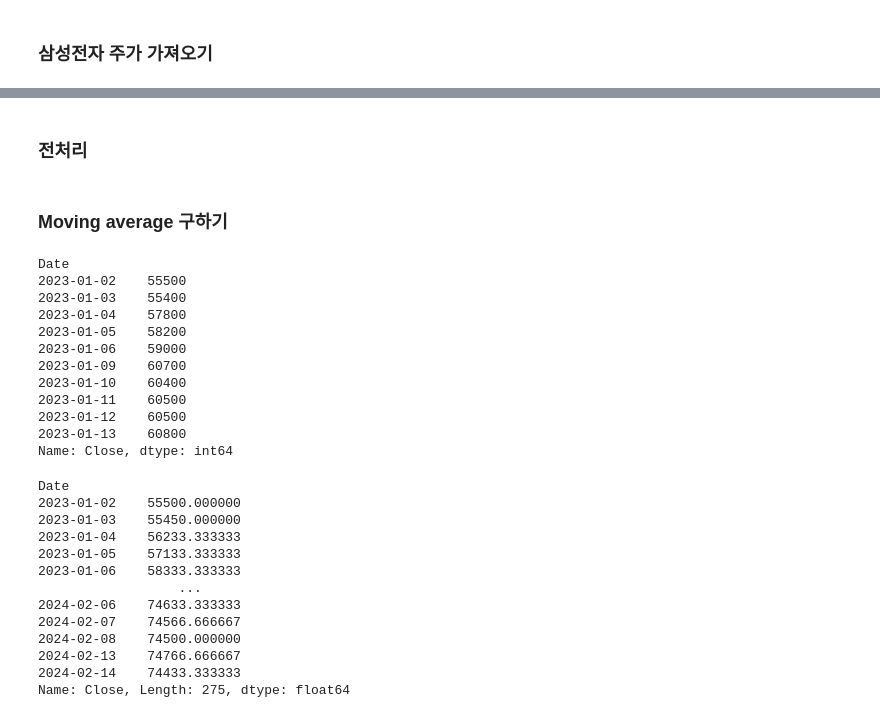
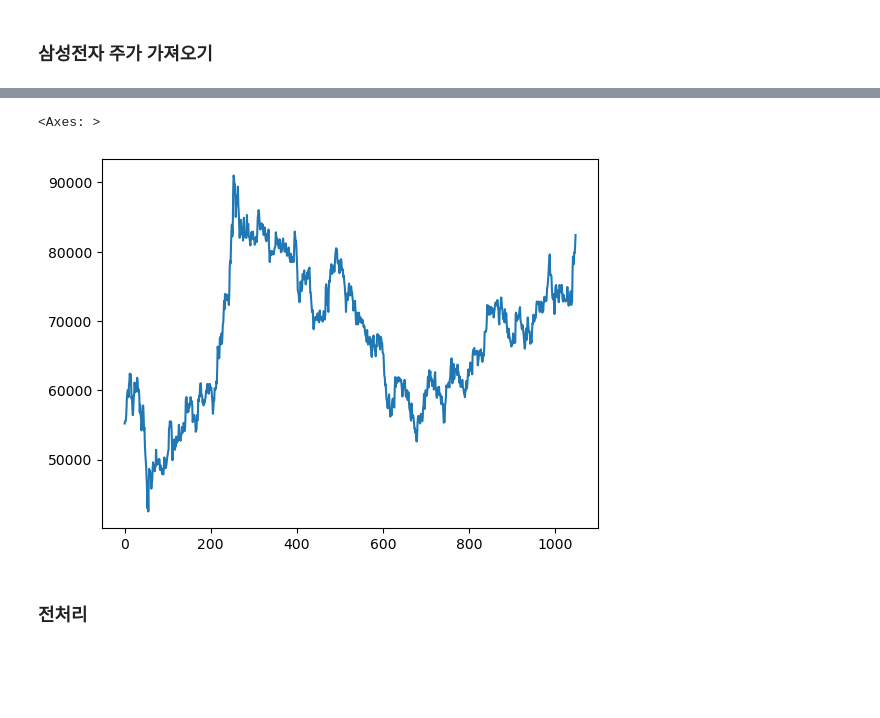
Before and after one commit to Kahkim/Lec_Exp_24_2, a Jupyter notebook: prophet_exp.ipynb, the cells around one changed output, grey strips where cells are left out. Saved outputs shown, nothing was run; the diff lists cells and outputs as text; code cells hidden in the pictures; blank space fills up the shorter version.

```diff
--- a/prophet_exp.ipynb
+++ b/prophet_exp.ipynb
@@ -144,0 +14,25 @@ Name: Close, dtype: int64
+# %%
+# 2.7%
+# df = fdr.DataReader('005930', '2023-01-01', '2024-03-29')
+
+#0.5%
+df = fdr.DataReader('005930', '2023-03-01', '2024-03-29')
+
+
+# index 제거
+df.reset_index(inplace=True)
+
+# colum 명 변경 -> ds, y
+df = df.rename(columns={'Date': 'ds', 'Close': 'y'})
+df = df[['ds','y']]
+
+print(df)
+
+# 기간 필터링
+demands = df.loc[df.ds <= '2024-03-24']
+demands.info()
+demands
+
+test_demands = df.loc[df.ds >= '2024-03-25']
+test_demands.info()
+test_demands
@@ -145,2 +63,7 @@ Name: Close, dtype: int64
+# %%
+df['y'].plot()
+# %% [output]
+<Axes: >
+[figure, added]
 # %% [markdown]
 ### 전처리
@@ -150,38 +69,0 @@ Name: Close, dtype: int64
-# %% [markdown]
-### Moving average 구하기
-# %%
-demands.head(10)
-# %% [output]
-Date
-2023-01-02    55500
-2023-01-03    55400
-2023-01-04    57800
-2023-01-05    58200
-2023-01-06    59000
-2023-01-09    60700
-2023-01-10    60400
-2023-01-11    60500
-2023-01-12    60500
-2023-01-13    60800
-Name: Close, dtype: int64
-# %%
-# rolling https://wikidocs.net/152788
-
-ma3 = demands.rolling(window=3, min_periods=1).mean()
-print(ma3)
-ma20 = demands.rolling(window=20, min_periods=1).mean()
-ma60 = demands.rolling(window=60, min_periods=1).mean()
-# %% [output]
-Date
-2023-01-02    55500.000000
-2023-01-03    55450.000000
-2023-01-04    56233.333333
-2023-01-05    57133.333333
-2023-01-06    58333.333333
-                  ...
-2024-02-06    74633.333333
-2024-02-07    74566.666667
-2024-02-08    74500.000000
-2024-02-13    74766.666667
-2024-02-14    74433.333333
-Name: Close, Length: 275, dtype: float64
```
Also changed, not shown: parts of 24 cells of this notebook, 3 other files.
